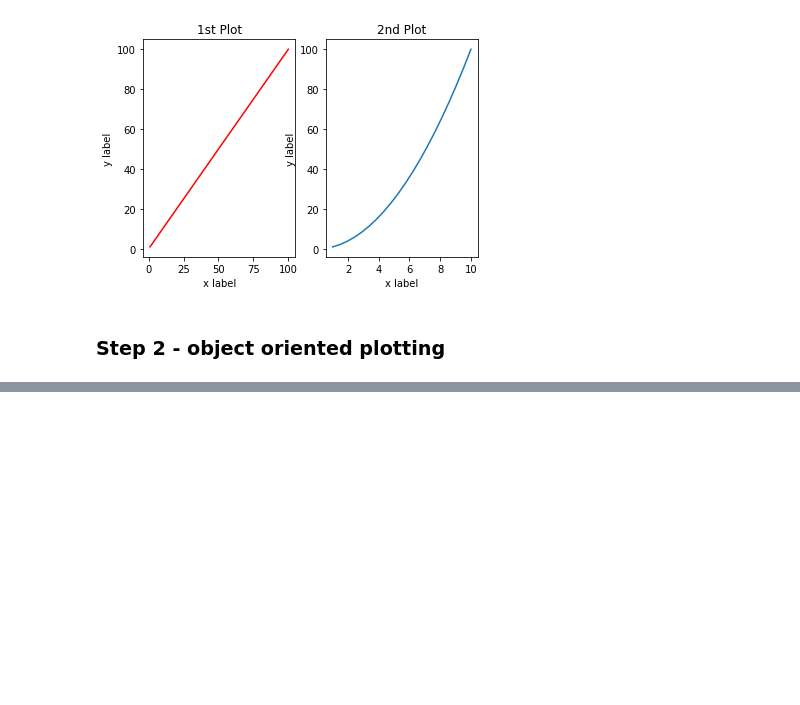
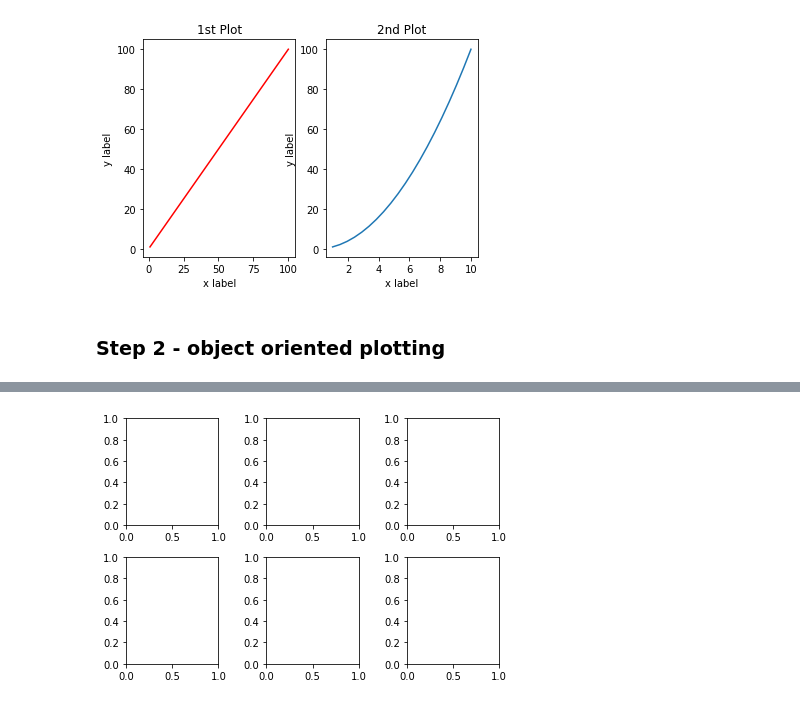
Before and after one commit to soumyakbhattacharyya/all-things-ml, a Jupyter notebook: matplotlib.ipynb, the cells around one changed output, grey strips where cells are left out. Saved outputs shown, nothing was run; the diff lists cells and outputs as text; code cells hidden in the pictures; blank space fills up the shorter version.

```diff
--- a/matplotlib.ipynb
+++ b/matplotlib.ipynb
@@ -65,0 +108,6 @@ Text(0.5, 1.0, '2nd Plot')
+# %%
+# Create a figure and subplot simlutaneously
+fig3, ax = plt.subplots(2, 3)
+plt.tight_layout()
+# %% [output]
+[figure, added]
```
Also changed, not shown: parts of 22 cells of this notebook, 2 other files.
